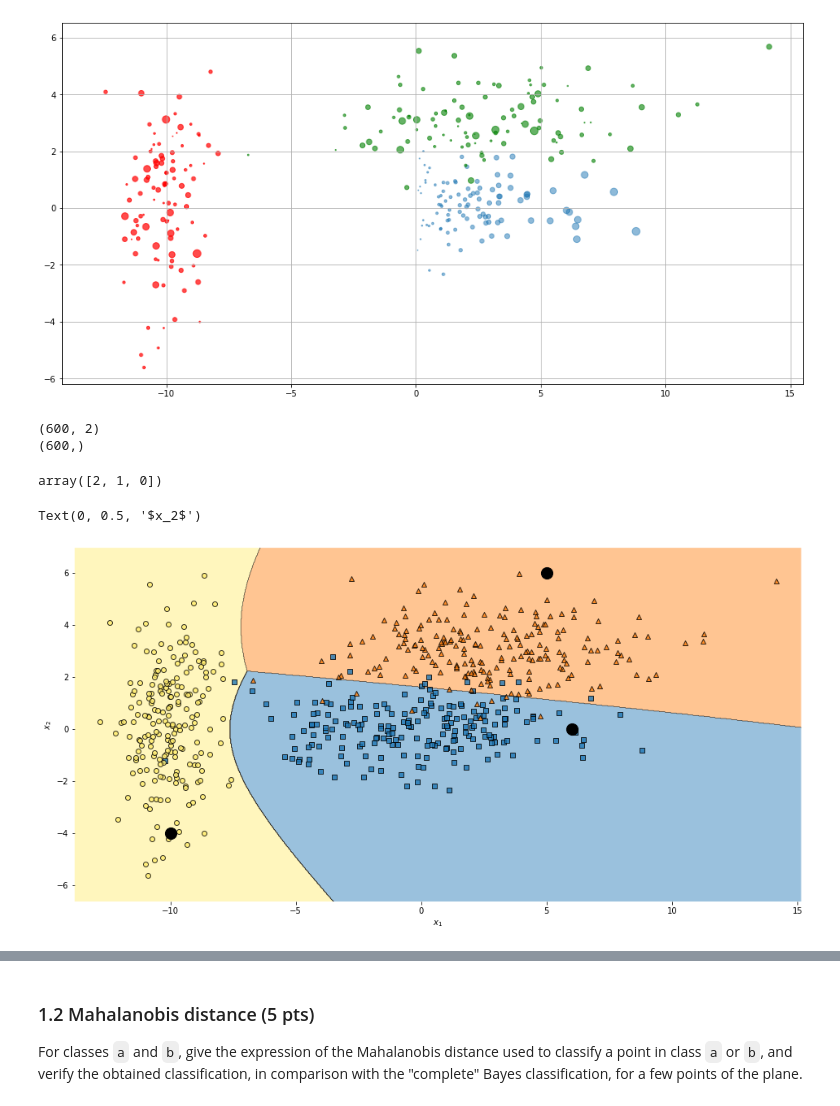
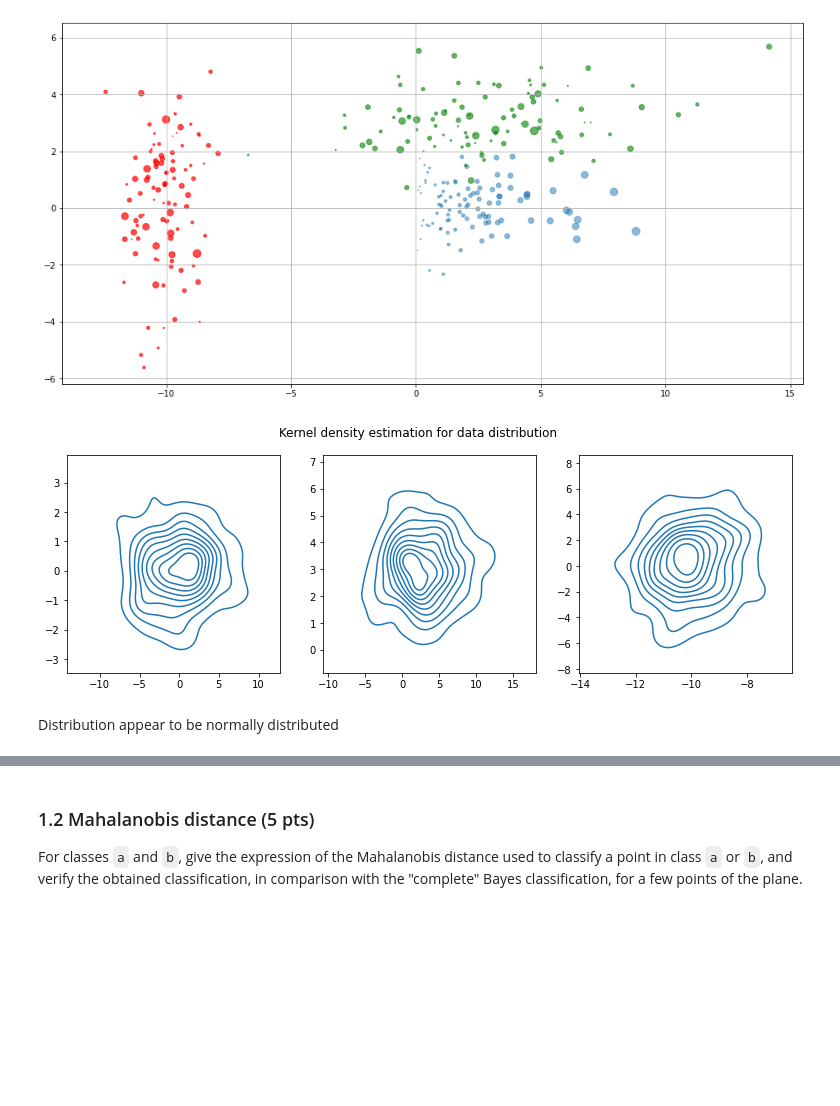
Before and after one commit to HongyuGu/iapr, a Jupyter notebook: lab3/lab/lab_03_classification.ipynb, the cells around one changed output, grey strips where cells are left out. Drawn from its saved outputs; the diff is of its cells as text; code cells hidden in the pictures; blank space fills up the shorter version.

```diff
--- a/lab3/lab/lab_03_classification.ipynb
+++ b/lab3/lab/lab_03_classification.ipynb
@@ -84,38 +88,13 @@ ax.grid(True)
 plt.show()
 # %% [output]
 [figure]
-# %%
-from sklearn.naive_bayes import GaussianNB
-import numpy as np
-
-ya = [[0] for i in range(200)]
-yb = [[1] for i in range(200)]
-yc = [[2] for i in range(200)]
-
-X = np.vstack((a,b,c))
-y = np.ravel(np.vstack((ya,yb,yc)))
-print(X.shape)
-print(y.shape)
-
-gnb = GaussianNB(var_smoothing=0)
-gnb.fit(X, y)
-gnb.predict([[-10, -4], [5,6], [6, 0]])
-# %% [output]
-(600, 2)
-(600,)
-array([2, 1, 0])
-# %%
-from mlxtend.plotting import plot_decision_regions
-
-plt.figure(figsize=(16, 8))
-plot_decision_regions(X, y, clf=gnb, legend=0, colors='#1f77b4,#ff7f0e,#ffec6e')
-ax.scatter(a[:,0], a[:,1], s=area, alpha=0.5)
-ax.scatter(b[:,0], b[:,1], s=area, c='green', alpha=0.6)
-ax.scatter(c[:,0], c[:,1], s=area, c='red', alpha=0.7)
-ax.grid(True)
-plt.scatter([-10, 5, 6], [-4, 6, 0], c='k', s=200)
-plt.xlabel('$x_1$')
-plt.ylabel('$x_2$')
-# %% [output]
-Text(0, 0.5, '$x_2$')
-[figure, removed]
+# %%
+fig, axes = plt.subplots(1, 3, figsize=(13, 4))
+sns.kdeplot(a[:,0], a[:,1],ax=axes[0])
+sns.kdeplot(b[:,0], b[:,1], ax=axes[1])
+sns.kdeplot(c[:,0], c[:,1], ax=axes[2])
+plt.suptitle('Kernel density estimation for data distribution');
+# %% [output]
+[figure, added]
+# %% [markdown]
+Distribution appear to be normally distributed
```
Also changed, not shown: parts of 18 cells of this notebook.
